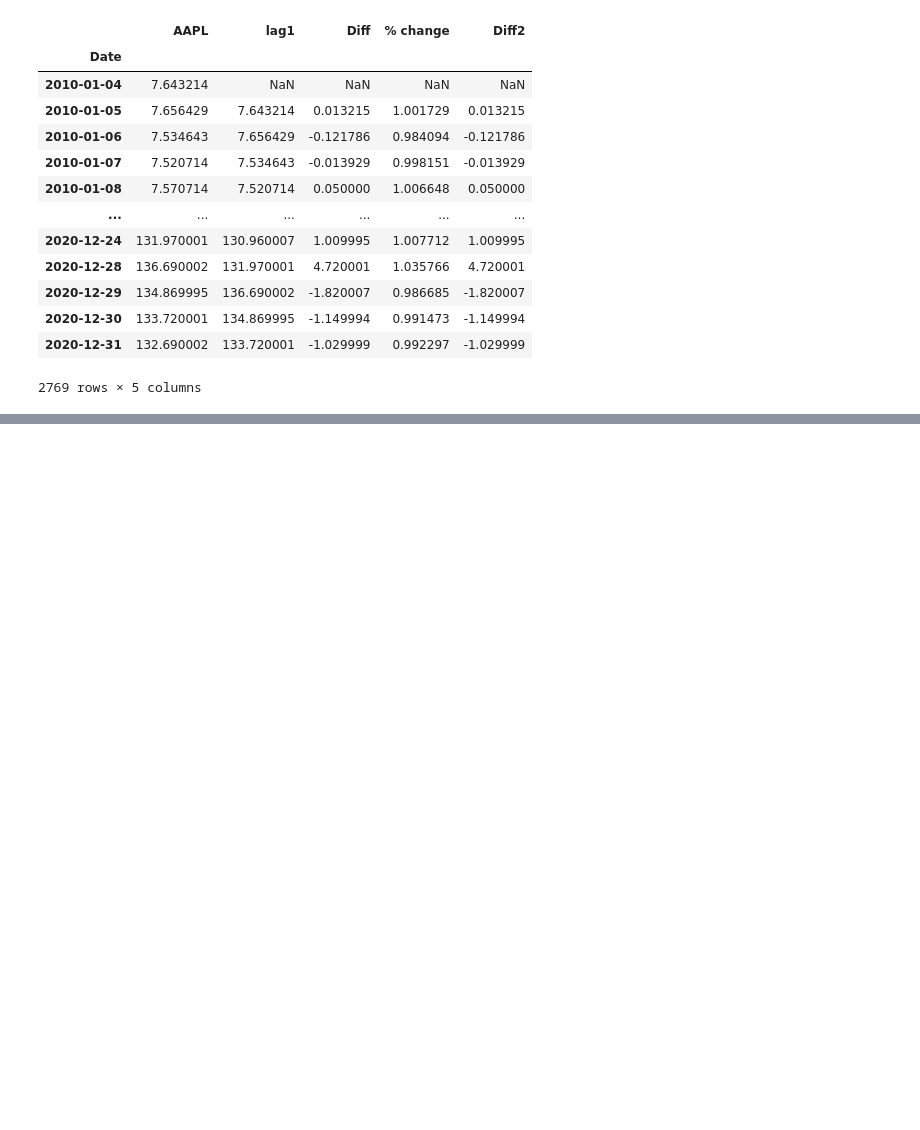
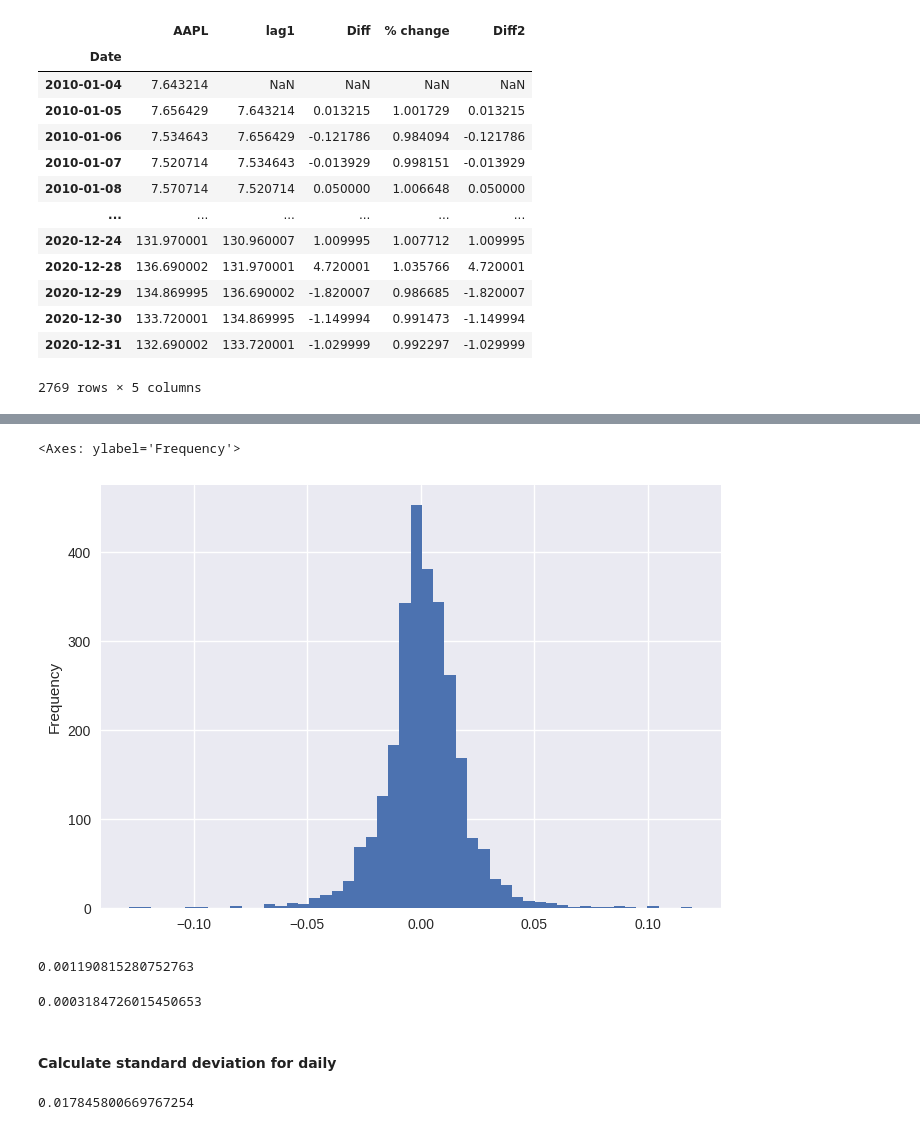
Before and after one commit to tuxlimr/Celery_Preprocessing, a Jupyter notebook: QuantEngineer_NASDAQ_Yahoo.ipynb, the cells around one changed output, grey strips where cells are left out. Drawn from its saved outputs; the diff is of its cells as text; code cells hidden in the pictures; blank space fills up the shorter version.

```diff
--- a/QuantEngineer_NASDAQ_Yahoo.ipynb
+++ b/QuantEngineer_NASDAQ_Yahoo.ipynb
@@ -349,0 +371,2 @@ aapl
+# %%
+ret = aapl.pct_change().dropna()
@@ -349,0 +387,17 @@ aapl
+# %%
+ret.AAPL.plot(kind="hist", bins=50)
+# %% [output]
+<Axes: ylabel='Frequency'>
+[figure, added]
+# %%
+daily_mean_return = ret.AAPL.mean()
+daily_mean_return
+# %% [output]
+0.001190815280752763
+# %%
+var_return = ret.AAPL.var()
+var_return
+# %% [output]
+0.0003184726015450653
+# %% [markdown]
+#### Calculate standard deviation for daily
@@ -349,0 +406,4 @@ aapl
+# %%
+std_daily
+# %% [output]
+0.017845800669767254
```
Also changed, not shown: parts of 26 cells of this notebook.
